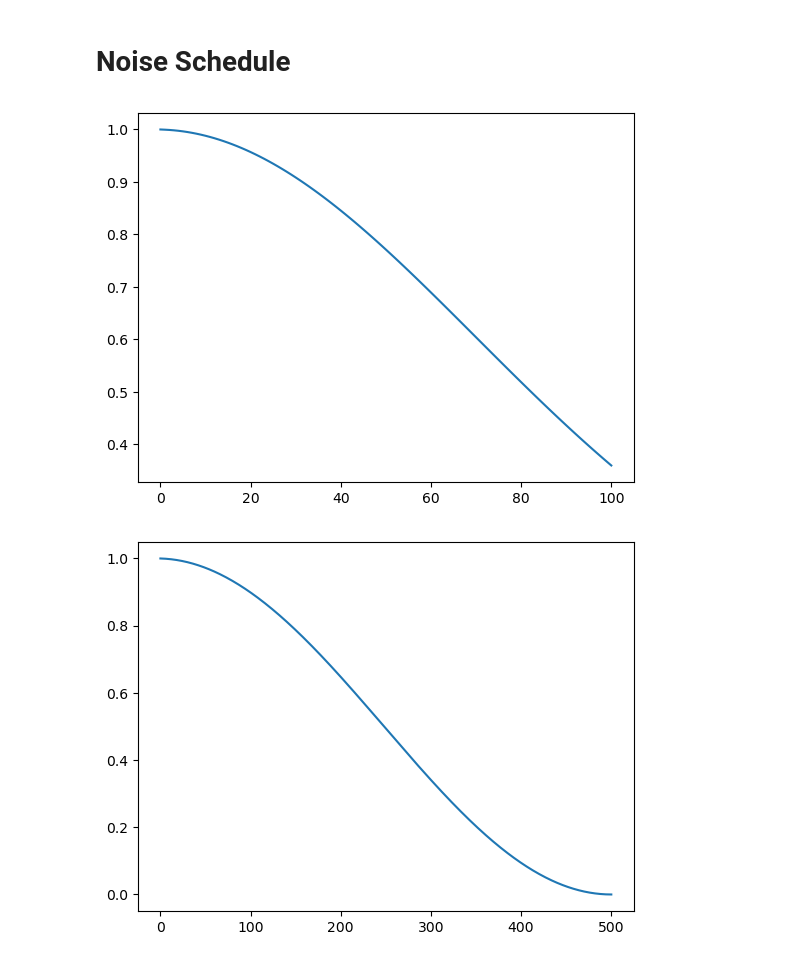
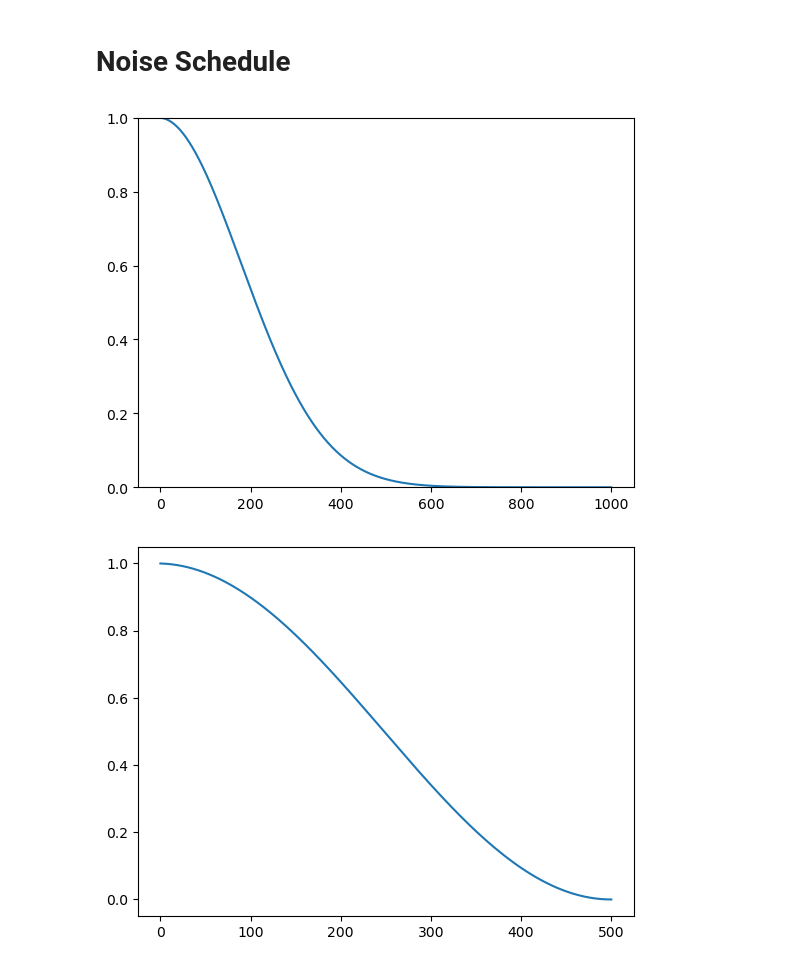
Before and after one commit to SebastianMerino/DiffusionBeamformer, a Jupyter notebook: schedule_test.ipynb, the cells around one changed output. Drawn from its saved outputs; the diff is of its cells as text; code cells hidden in the pictures.

```diff
--- a/schedule_test.ipynb
+++ b/schedule_test.ipynb
@@ -7,15 +7,17 @@ from diffusion_utils import *
 # %%
 device = torch.device("cuda:0" if torch.cuda.is_available() else torch.device('cpu'))
 
-time_steps = 100
+time_steps = 1000
 beta1 = 1e-4
-beta2 = 2e-2
+beta2 = 0.03
 ab_t = linear_time_schedule(time_steps, beta1=beta1, beta2=beta2, device=device)
 #ab_t.shape
 plt.plot(ab_t.to('cpu'))
+#plt.xlim(0,100)
+plt.ylim(0,1)
 plt.show()
 # %% [output]
-[figure, old version]
+[figure, new version]
 # %%
 import math
 time_steps = 500
```
Also changed, not shown: 2 other files.
